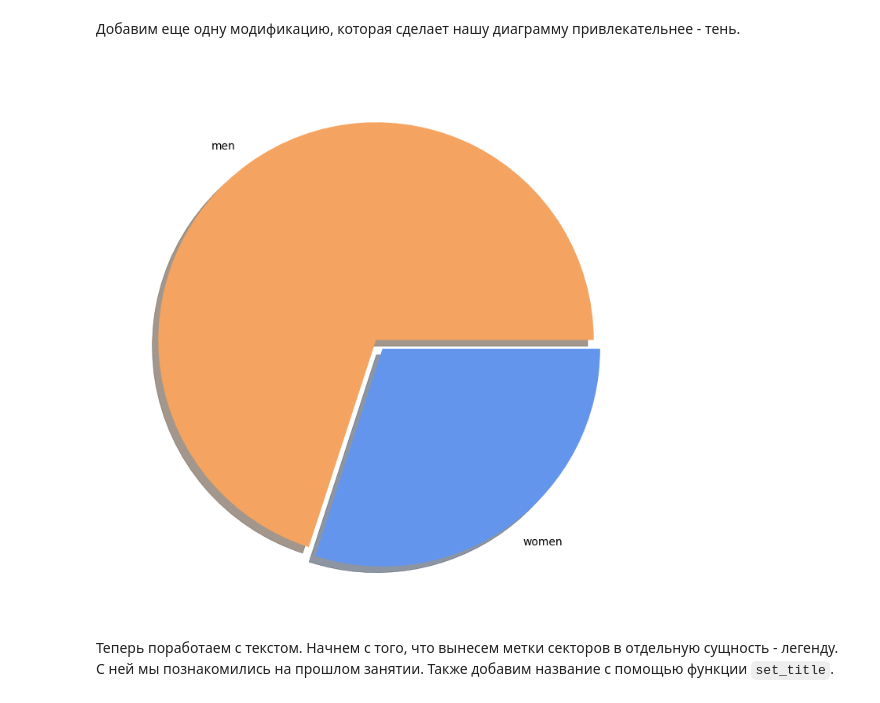
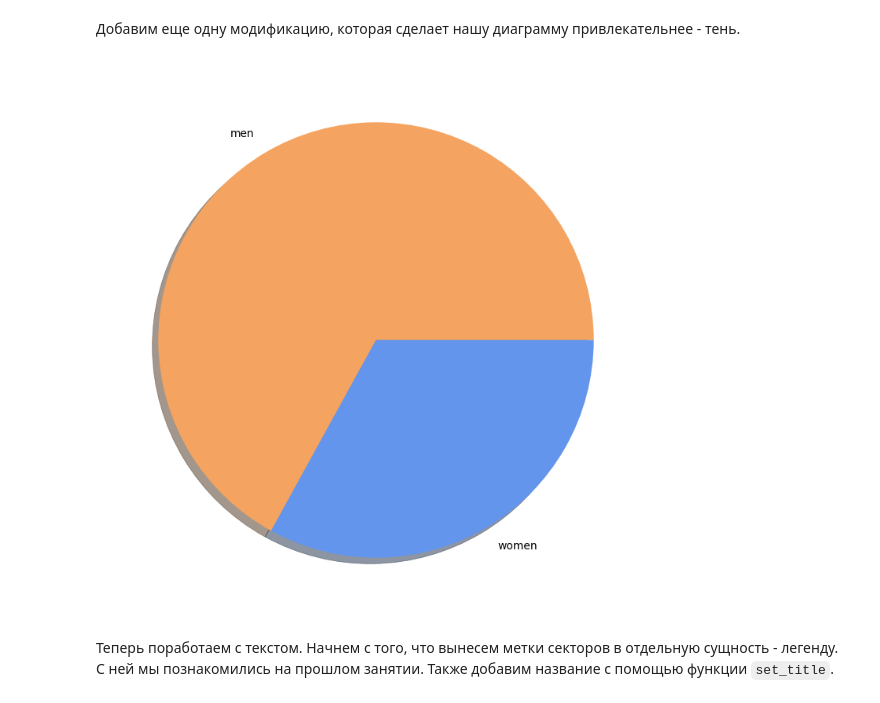
Before and after one commit to EvgrafovMichail/python_mipt_dafe, a Jupyter notebook: lessons/sem2_lesson08/sem8_313/sem8_matplotlib_diagrams.ipynb, the cells around one changed output. Cells and saved outputs as stored; diff of their text form; code cells hidden in the pictures.

```diff
--- a/lessons/sem2_lesson08/sem8_313/sem8_matplotlib_diagrams.ipynb
+++ b/lessons/sem2_lesson08/sem8_313/sem8_matplotlib_diagrams.ipynb
@@ -68,16 +71,16 @@ plt.show()
 # %%
 figure, axis = plt.subplots(figsize=(9, 9))
 
 axis.pie(
     counts,
-    explode=[0, 0.05],
+    explode=[0, -0.0001],
     labels=labels,
     colors=["sandybrown", "cornflowerblue"],
     shadow=True,
 )
 plt.show()
 # %% [output]
-[figure, old version]
+[figure, new version]
 # %% [markdown]
 Теперь поработаем с текстом. Начнем с того, что вынесем метки секторов в отдельную сущность - легенду. С ней мы познакомились на прошлом занятии. Также добавим название с помощью функции `set_title`.
 # %%
```
Also changed, not shown: parts of 21 cells of this notebook, 6 other files.
